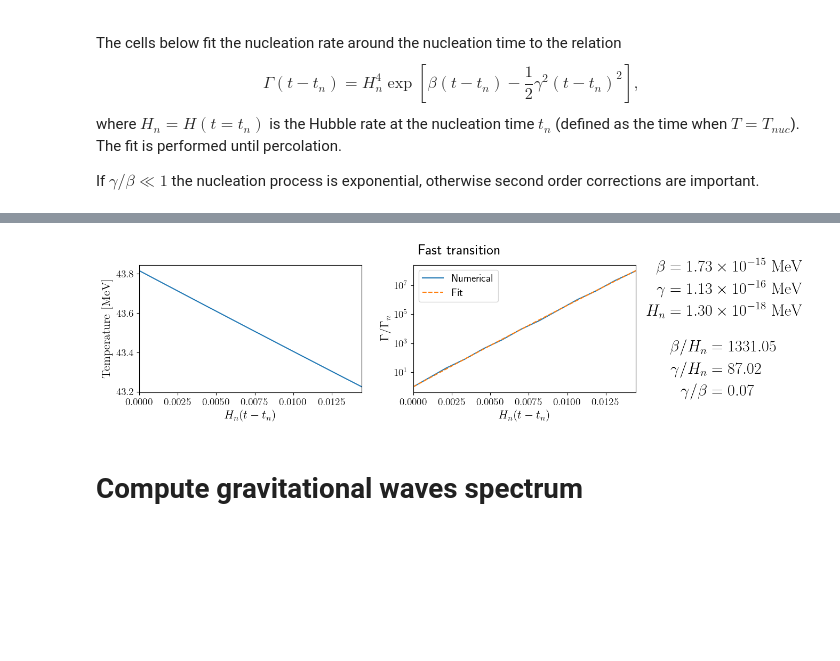
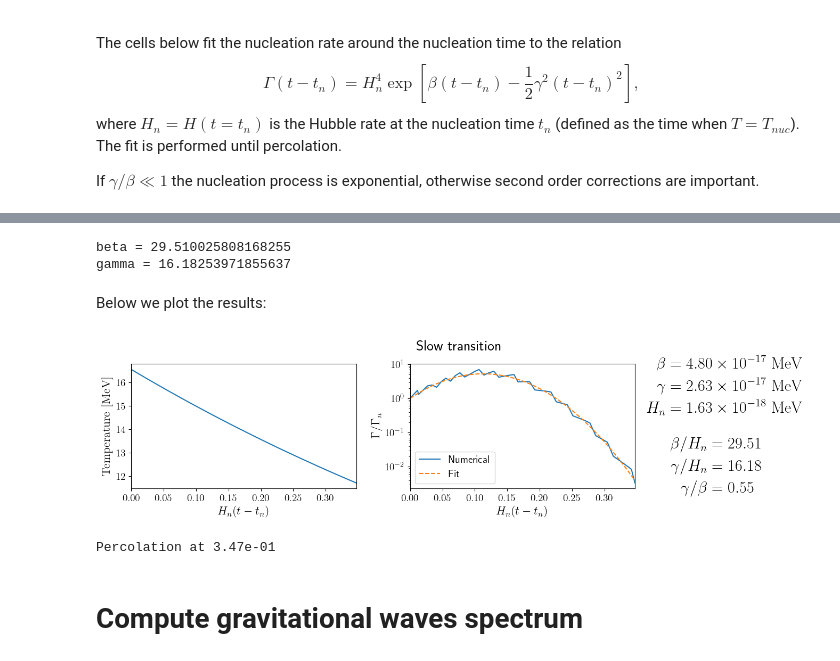
Before and after one commit to casheh-UNL/ELENA, a Jupyter notebook: examples/phase_transition.ipynb, the cells around one changed output, grey strips where cells are left out. Drawn from its saved outputs; the diff is of its cells as text; code cells hidden in the pictures; blank space fills up the shorter version.

Commit message:
Added beta computation as a function

```diff
--- a/examples/phase_transition.ipynb
+++ b/examples/phase_transition.ipynb
@@ -55,7 +55,7 @@ vev, units = 500, "MeV"
 description = "Fast"
 
 # Alternatively, these are the bechmark points presented in arXiv:2501.15649 [hep-ph]
-#lambda_, g, vev, units, description  = 6e-3, 0.74988, 500, "MeV", "Slow" # BP1
+lambda_, g, vev, units, description  = 6e-3, 0.74988, 500, "MeV", "Slow" # BP1
 # lambda_, g, vev, units, description  = 6e-3, 0.74982, 1000, "MeV", "BP2"
 # lambda_, g, vev, units, description  = 6e-3, 0.74972, 3, "GeV", "BP3"
 # lambda_, g, vev, units, description  = 1e-2, 0.85412, 1, "GeV", "BP4"
@@ -82,6 +82,10 @@ vev = 500 MeV
 ## Plot the potential and gradient at some random temperature and at T = 0
 # %%
 import matplotlib.pyplot as plt
+
+import warnings
+warnings.filterwarnings("ignore", category=SyntaxWarning)
+
 # Set global font size parameters
 plt.rcParams.update({
     'font.size': 18,              # Base font size
@@ -93,7 +97,7 @@ plt.rcParams.update({
     'legend.fontsize': 14,        # Legend font size
     'figure.titlesize': 20,        # Figure title size
     'text.usetex': True,          # Use LaTeX for all text rendering
-    'text.latex.preamble': r'\usepackage{amsmath}'  # Use AMS math for LaTeX
+    'text.latex.preamble': r'\usepackage{amsmath,amssymb,bm}'
 })
 
 T = np.random.uniform(0, vev)
@@ -108,7 +112,7 @@ for t in [T, 0]:
     fig, axes = plt.subplots(1, 2, figsize=(12, 4))
     axes[0].plot(phi, v)
     axes[0].set_title(f"Potential at $T = {t:.2e}$ {units}")
-    axes[0].set_xlabel(f"$\phi$ [{units}]")
+    axes[0].set_xlabel(fr"$\phi$ [{units}]")
     axes[0].set_ylabel(f"$V(\phi, T)$ $[{units}^{4}]$")
 
     axes[1].plot(phi[1::], dv[1::])
@@ -902,4 +871,21 @@ gamma= 87.02238152761646
+# %%
+from GWparams import beta
+
+logP_f, Temps, ratio_V, Gamma, H = compute_logP_f(dp, V_min_value, S3overT, v_w = 1, units = units, cum_method= 'None')
+
+beta_Hn, gamma_Hn, times, Gamma_t, Temps_t, H_t = beta(Temps, ratio_V, Gamma, H, T_nuc, T_perc, verbose = True)
+
+print("beta =", beta_Hn)
+print("gamma =", gamma_Hn)
+# %% [output]
+beta = 29.510025808168255
+gamma = 16.18253971855637
+# %% [markdown]
+Below we plot the results:
 # %%
+Gamma_n = Gamma_t[0]
+H_n = H_t[0]
+
 def scientific_notation(number):
     exponent = int(np.floor(np.log10(abs(number))))
     coefficient = number / 10**exponent
@@ -907,58 +893,48 @@ def scientific_notation(number):
 
 fig, axes = plt.subplots(1, 2, figsize=(14, 4))
 
-axes[0].plot(H_n * times, Temps[idx_perc:idx_nuc+1])
+axes[0].plot(times, Temps_t)
 axes[0].set_xlabel("$H_n (t-t_n)$")
 axes[0].set_ylabel(f"$\mathrm{{Temperature\ [{units}]}}$")
-axes[0].set_xlim((H_n * times)[-1], (H_n * times)[0])
-#axes[0].set_title("Time-Temperature relation")
-
-# box_text = rf"$\beta={scientific_notation(beta_Hn*H_n)}\ \mathrm{{{units}}}$" + "\n" + rf"$\gamma={scientific_notation(gamma_Hn*H_n)}\ \mathrm{{{units}}}$" + "\n" + rf"$H_n={scientific_notation(H_n)}\ \mathrm{{{units}}}$" + "\n \n" + rf"$\beta / H_n={beta_Hn:.2f}$" + "\n" + rf"$\gamma / H_n={gamma_Hn:.2f}$" + "\n" + rf"$\gamma / \beta={gamma_Hn/beta_Hn:.2f}$"
-
-# box_text = r"$\begin{aligned}" + \
-#            rf"\beta &= {scientific_notation(beta_H0*H0)}\ \mathrm{{{units}}}" + r"\\" + \
-#            rf"\gamma &= {scientific_notation(gamma_H0*H0)}\ \mathrm{{{units}}}" + r"\\" + \
-#            rf"H_n &= {scientific_notation(H0)}\ \mathrm{{{units}}}" + r"\\" + \
-#            r"\\" + \
-#            rf"\beta / H_n &= {beta_H0:.2f}" + r"\\" + \
-#            rf"\gamma / H_n &= {gamma_H0:.2f}" + r"\\" + \
-#            rf"\gamma / \beta &= {gamma_H0/beta_H0:.2f}" + \
-#            r"\end{aligned}$"
+axes[0].set_xlim((times)[0], (times)[-1])
 
 
 box_text = r"$\begin{aligned}" + \
            rf"\beta &= {scientific_notation(beta_Hn*H_n)}\ \mathrm{{{units}}}" + r"\\" + \
            rf"\gamma &= {scientific_notation(gamma_Hn*H_n)}\ \mathrm{{{units}}}" + r"\\" + \
            rf"H_n &= {scientific_notation(H_n)}\ \mathrm{{{units}}}" + \
            r"\end{aligned}$" + \
            r"\\[1em]" + \
            r"$\begin{aligned}" + \
            rf"\phantom{{AAA}} \beta / H_n &= {beta_Hn:.2f}" + r"\\" + \
            rf" \gamma / H_n &= {gamma_Hn:.2f}" + r"\\" + \
            rf" \gamma / \beta &= {gamma_Hn/beta_Hn:.2f}" + \
            r"\end{aligned}$"
 
-axes[1].plot(t, ft, label ="Numerical")
-tfit = np.linspace(t[0], t[-1], 100, endpoint=True)
-axes[1].plot(tfit, np.exp(a_fit*tfit + b_fit*tfit**2), label = "Fit", linestyle='--')
+axes[1].plot(times, Gamma_t / Gamma_t[0], label ="Numerical")
+tfit = np.linspace(times[0], times[-1], 100, endpoint=True)
+axes[1].plot(tfit, np.exp(beta_Hn*tfit - (gamma_Hn*tfit)**2 / 2), label = "Fit", linestyle='--')
 axes[1].set_xlabel("$H_n (t-t_n)$")
 axes[1].set_ylabel("$\Gamma / \Gamma_n$")
 #axes[1].set_title(f"Decay rate - {description}")
 axes[1].set_yscale('log')
-axes[1].set_xlim((H_n * times)[-1], (H_n * times)[0])
+axes[1].set_xlim(times[0], times[-1])
 axes[1].text(1.4, 0.5, box_text,       # coordinates (0-1 for normalized)
         fontsize='large',
         transform=axes[1].transAxes,       # use normalized coordinates
         horizontalalignment='center',      # center text horizontally
         verticalalignment='center')        # center text vertically
 axes[1].legend()
 
 plt.suptitle(f'{description} transition', y=0.9)
 plt.tight_layout()
 plt.savefig(figure_dir + f"nucleation_{description}.pdf", dpi=300, bbox_inches='tight')
 plt.show()
+
+print(f"Percolation at {times[-1]:.2e}")
 # %% [output]
-[figure, old version]
+[figure, new version]
+Percolation at 3.47e-01
 # %% [markdown]
 # Compute gravitational waves spectrum
 # %% [markdown]
```
Also changed, not shown: parts of 24 cells of this notebook, 36 other files.
